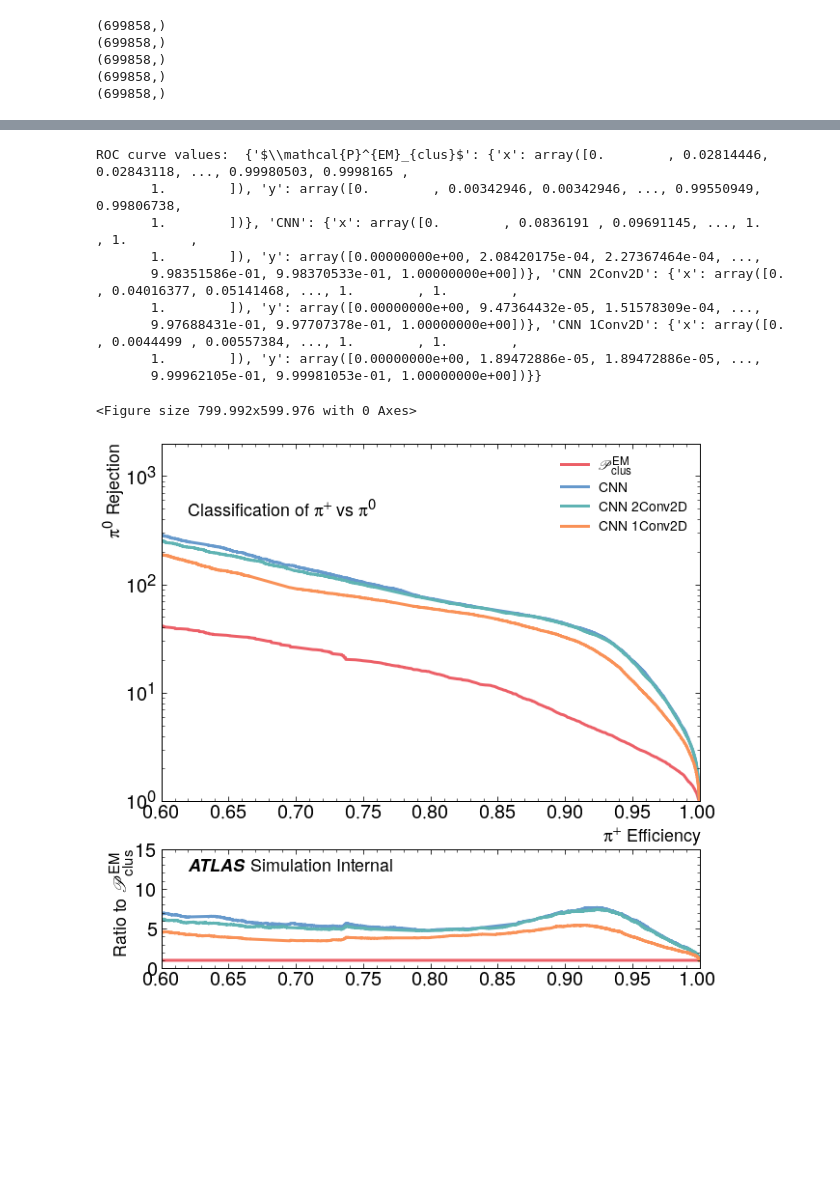
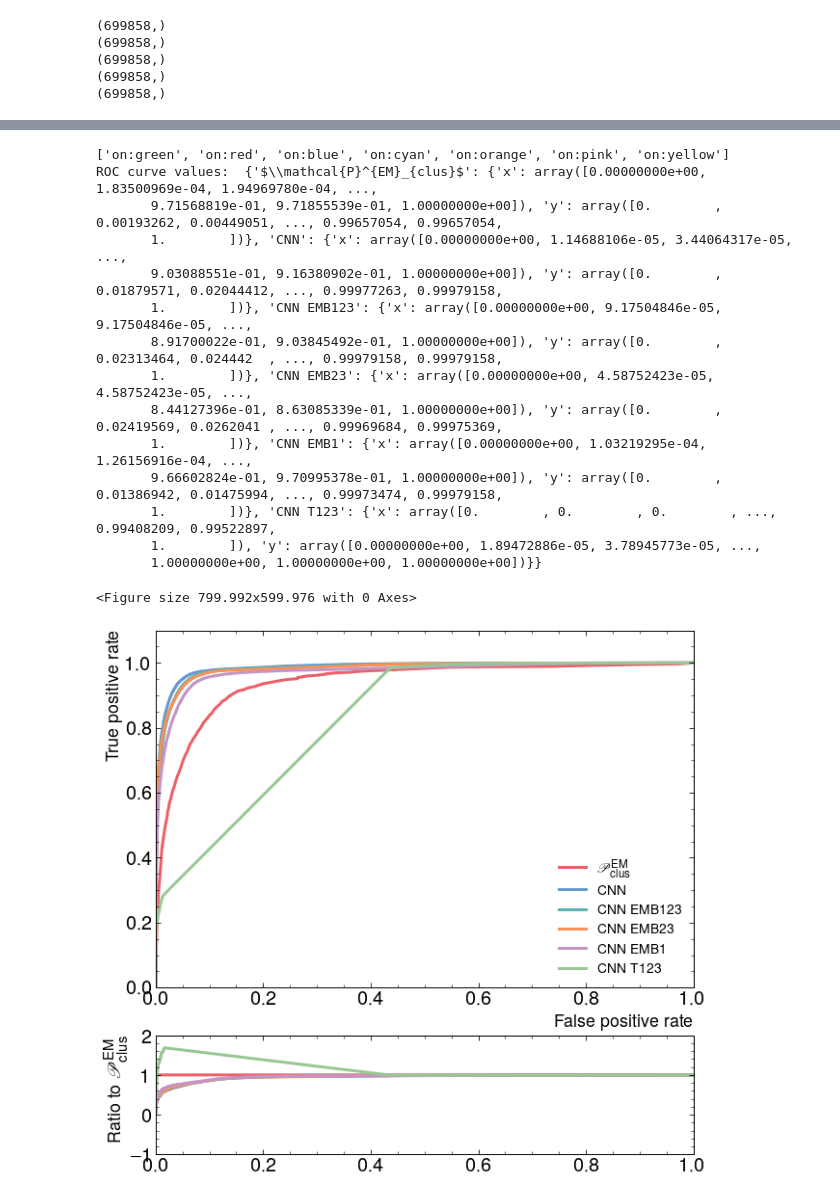
Before and after one commit to diliamariap/LCStudies, a Jupyter notebook: classifier/TopoClusterClassifierPlotting_Dilia.ipynb, the cells around one changed output, grey strips where cells are left out. Drawn from its saved outputs; the diff is of its cells as text; code cells hidden in the pictures; blank space fills up the shorter version.

```diff
--- a/classifier/TopoClusterClassifierPlotting_Dilia.ipynb
+++ b/classifier/TopoClusterClassifierPlotting_Dilia.ipynb
@@ -253,26 +252,27 @@ ROC curve values:  {'$\\mathcal{P}^{EM}_{clus}$': {'x': array([0.        , 0.028
        1.        ])}}
 <Figure size 799.992x599.976 with 0 Axes>
 [figure]
-# %%
-pu.roc_plot_scores([1-pdata_merged.cluster_EM_PROBABILITY.to_numpy(),scores_p1_d02[:,1], scores_p1_d02_2Conv2D[:,1],scores_p1_d02_1Conv2D[:,1]],
-                   plabels,pdata_merged,
-                   labels = ['$\mathcal{P}^{EM}_{clus}$', 'CNN','CNN 2Conv2D','CNN 1Conv2D'],
-                   figfile = plotpath+'model_cnn_differentlayers_RejectionEff_conv2d_v1.pdf',
-                   x_min = 0.6, x_max = 1.0, y_min = 1, y_max = 2000,
-                   x_log = False, y_log = True, rejection = True,
-                   x_label = '$\pi^{+}$ Efficiency', y_label = '$\pi^{0}$ Rejection',
-                   atlas_x = 0.05, atlas_y = 0.925, simulation = True, atlas_status = 'Internal',
-                   #linestyles = ['dashed','solid', 'dashdot', (0, (3, 1, 1, 1, 1, 1))], colorgrouping = -1,
-                   textlist = [{'x': 0.05, 'y': 0.8, 'text': 'Classification of $\pi^{+}$ vs $\pi^{0}$'}])
-# %% [output]
-ROC curve values:  {'$\\mathcal{P}^{EM}_{clus}$': {'x': array([0.        , 0.02814446, 0.02843118, ..., 0.99980503, 0.9998165 ,
-       1.        ]), 'y': array([0.        , 0.00342946, 0.00342946, ..., 0.99550949, 0.99806738,
-       1.        ])}, 'CNN': {'x': array([0.        , 0.0836191 , 0.09691145, ..., 1.        , 1.        ,
-       1.        ]), 'y': array([0.00000000e+00, 2.08420175e-04, 2.27367464e-04, ...,
-       9.98351586e-01, 9.98370533e-01, 1.00000000e+00])}, 'CNN 2Conv2D': {'x': array([0.        , 0.04016377, 0.05141468, ..., 1.        , 1.        ,
-       1.        ]), 'y': array([0.00000000e+00, 9.47364432e-05, 1.51578309e-04, ...,
-       9.97688431e-01, 9.97707378e-01, 1.00000000e+00])}, 'CNN 1Conv2D': {'x': array([0.        , 0.0044499 , 0.00557384, ..., 1.        , 1.        ,
-       1.        ]), 'y': array([0.00000000e+00, 1.89472886e-05, 1.89472886e-05, ...,
-       9.99962105e-01, 9.99981053e-01, 1.00000000e+00])}}
-<Figure size 799.992x599.976 with 0 Axes>
-[figure, removed]
+# %%
+pu.roc_plot_scores([pdata_merged.cluster_EM_PROBABILITY.to_numpy(),1-scores_p1_d02[:,1],1-scores_p1_d02_EMB[:,1],1-scores_p1_d02_EMB23[:,1],1-scores_p1_d02_EMB1[:,1],1-scores_p1_d02_T123[:,1]],
+                   plabels,pdata_merged,
+                   x_min=0, x_max=1.0, x_log=False,
+                   #x_min = 0.0, x_max = 0.25, y_min = 0.4, y_max = 1.0,
+                   #figfile = plotpath+'model_cnn_differentlayers_v6_zoom.pdf',
+                   labels = ['$\mathcal{P}^{EM}_{clus}$','CNN','CNN EMB123','CNN EMB23','CNN EMB1','CNN T123'])
+# %% [output]
+['on:green', 'on:red', 'on:blue', 'on:cyan', 'on:orange', 'on:pink', 'on:yellow']
+ROC curve values:  {'$\\mathcal{P}^{EM}_{clus}$': {'x': array([0.00000000e+00, 1.83500969e-04, 1.94969780e-04, ...,
+       9.71568819e-01, 9.71855539e-01, 1.00000000e+00]), 'y': array([0.        , 0.00193262, 0.00449051, ..., 0.99657054, 0.99657054,
+       1.        ])}, 'CNN': {'x': array([0.00000000e+00, 1.14688106e-05, 3.44064317e-05, ...,
+       9.03088551e-01, 9.16380902e-01, 1.00000000e+00]), 'y': array([0.        , 0.01879571, 0.02044412, ..., 0.99977263, 0.99979158,
+       1.        ])}, 'CNN EMB123': {'x': array([0.00000000e+00, 9.17504846e-05, 9.17504846e-05, ...,
+       8.91700022e-01, 9.03845492e-01, 1.00000000e+00]), 'y': array([0.        , 0.02313464, 0.024442  , ..., 0.99979158, 0.99979158,
+       1.        ])}, 'CNN EMB23': {'x': array([0.00000000e+00, 4.58752423e-05, 4.58752423e-05, ...,
+       8.44127396e-01, 8.63085339e-01, 1.00000000e+00]), 'y': array([0.        , 0.02419569, 0.0262041 , ..., 0.99969684, 0.99975369,
+       1.        ])}, 'CNN EMB1': {'x': array([0.00000000e+00, 1.03219295e-04, 1.26156916e-04, ...,
+       9.66602824e-01, 9.70995378e-01, 1.00000000e+00]), 'y': array([0.        , 0.01386942, 0.01475994, ..., 0.99973474, 0.99979158,
+       1.        ])}, 'CNN T123': {'x': array([0.        , 0.        , 0.        , ..., 0.99408209, 0.99522897,
+       1.        ]), 'y': array([0.00000000e+00, 1.89472886e-05, 3.78945773e-05, ...,
+       1.00000000e+00, 1.00000000e+00, 1.00000000e+00])}}
+<Figure size 799.992x599.976 with 0 Axes>
+[figure, added]
```
Also changed, not shown: parts of 18 cells of this notebook.
